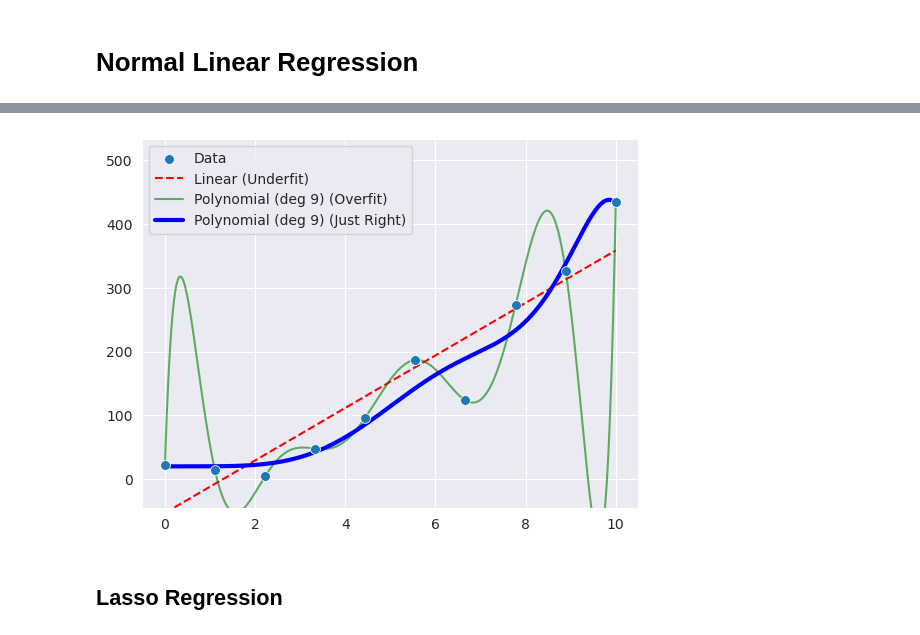
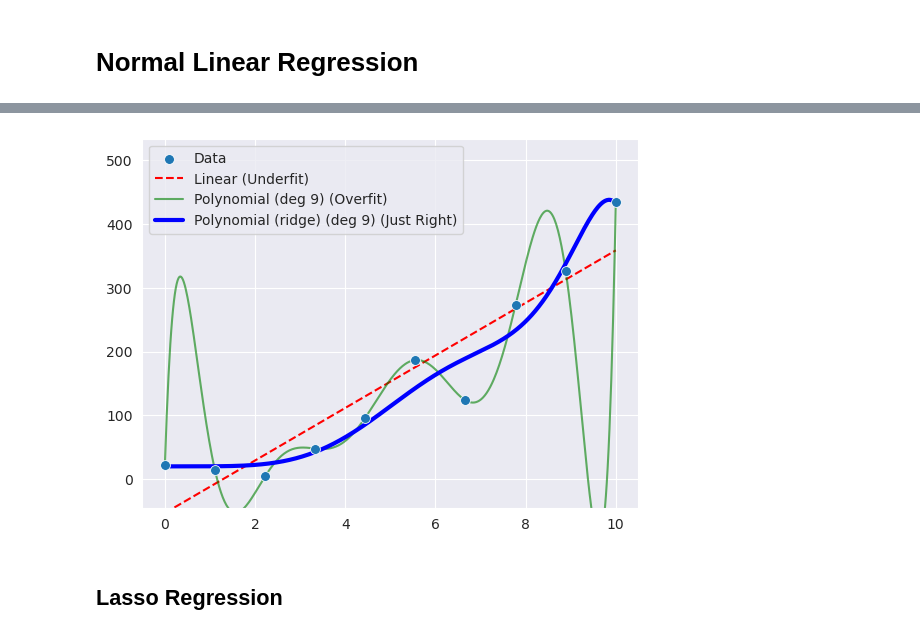
Before and after one commit to pascalweidner/CustomRegression, a Jupyter notebook: overview.ipynb, the cells around one changed output, grey strips where cells are left out. Drawn from its saved outputs; the diff is of its cells as text; code cells hidden in the pictures.

```diff
--- a/overview.ipynb
+++ b/overview.ipynb
@@ -85,31 +152,31 @@ from linear_models import RidgeRegression
 # %%
 np.random.seed(70)
 x = np.linspace(0, 10, 10)
 y = 4 * x**2 + 6 * x - 3 + np.random.randn(10) * 30
 X = x.reshape(-1, 1)
 x_plot = np.linspace(0,10, 500).reshape(-1, 1)
 
 mdl1 = LinearRegression().fit(X, y)
 y_reg_line = mdl1.predict(x_plot)
 
 mdl2 = make_pipeline(PolynomialFeatures(degree=9), LinearRegression())
 mdl2.fit(X, y)
 y_reg_line2 = mdl2.predict(x_plot)
 
 mdl3 = make_pipeline(PolynomialFeatures(degree=9, include_bias=False), RidgeRegression(alpha=1e5))
 mdl3.fit(X, y)
 y_reg_line3 = mdl3.predict(x_plot)
 
 
 sns.scatterplot(x=x, y=y, label="Data", s=50, zorder=5)
 plt.plot(x_plot, y_reg_line, label="Linear (Underfit)", color="red", linestyle="--")
 plt.plot(x_plot, y_reg_line2, label="Polynomial (deg 9) (Overfit)", color="green", alpha=0.6)
-plt.plot(x_plot, y_reg_line3, label="Polynomial (deg 9) (Just Right)", color="blue", linewidth=3)
+plt.plot(x_plot, y_reg_line3, label="Polynomial (ridge) (deg 9) (Just Right)", color="blue", linewidth=3)
 plt.legend()
 plt.ylim(min(y)-50, max(y)+100)
 plt.show()
 # %% [output]
-[figure, old version]
+[figure, new version]
 # %% [markdown]
 ## Lasso Regression
 # %% [markdown]
```
Also changed, not shown: parts of 15 cells of this notebook, 4 other files.
